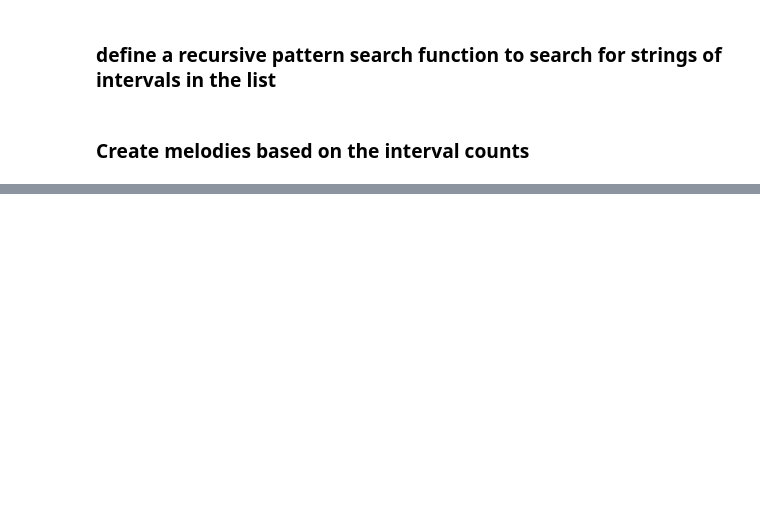
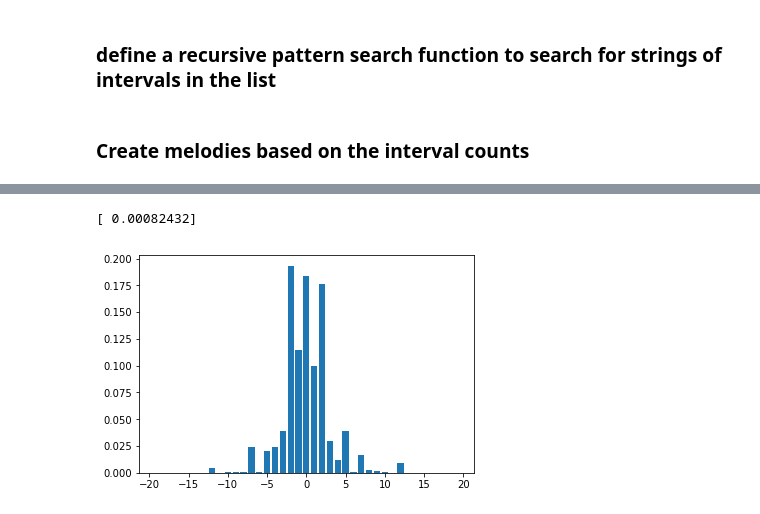
Before and after one commit to kdoelling1919/musPredict, a Jupyter notebook: IntervalAnalysis.ipynb, the cells around one changed output, grey strips where cells are left out. Saved outputs shown, nothing was run; the diff lists cells and outputs as text; code cells hidden in the pictures; blank space fills up the shorter version.

```diff
--- a/IntervalAnalysis.ipynb
+++ b/IntervalAnalysis.ipynb
@@ -98,7 +115,13 @@ melody.show()
 # %%
 melody.show('musicxml')
 # %%
-n,x = np.histogram(intrvlist, bins=np.arange(-19,21)-.5)
+n,x = np.histogram(intrvBach, bins=np.arange(-19,21)-.5, density=True)
 plt.figure()
 plt.bar(x[:-1]+.5,n/np.sum(n))
+
+print(n[x[:-1]+.5==6])
+
 plt.show()
+# %% [output]
+[ 0.00082432]
+[figure, added]
```
Also changed, not shown: parts of 2 cells of this notebook.
